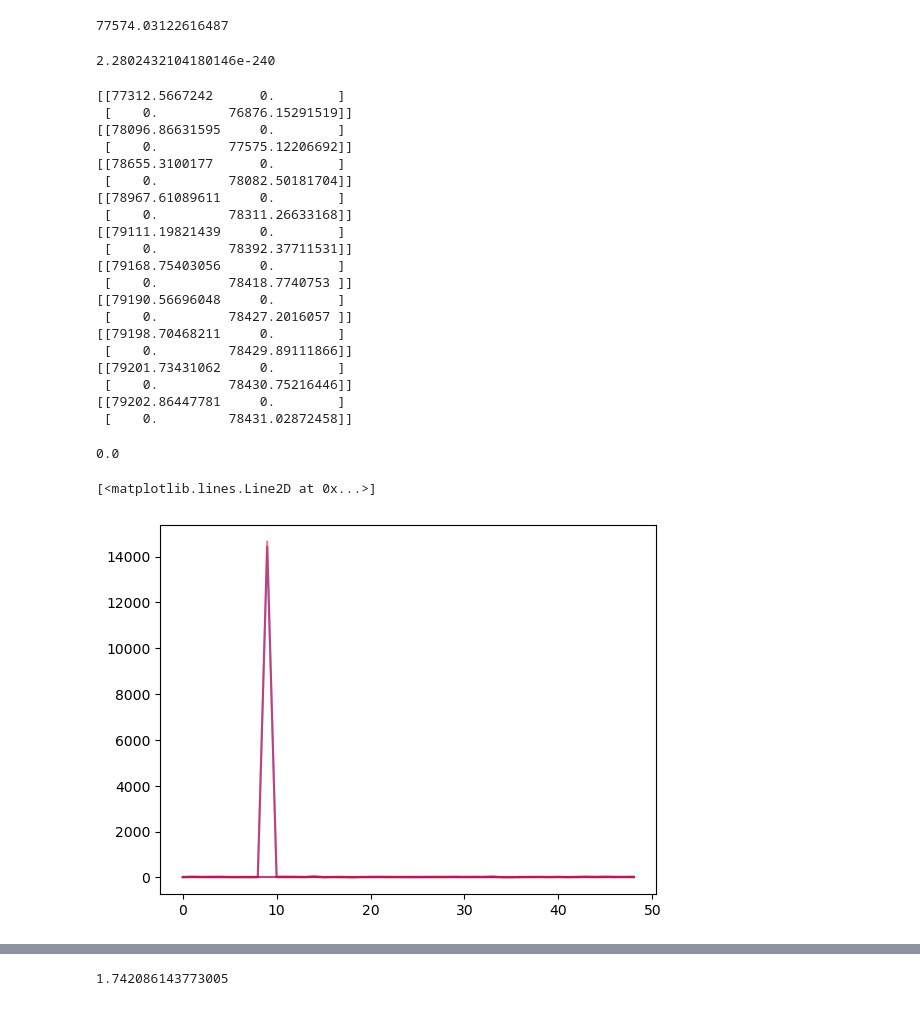
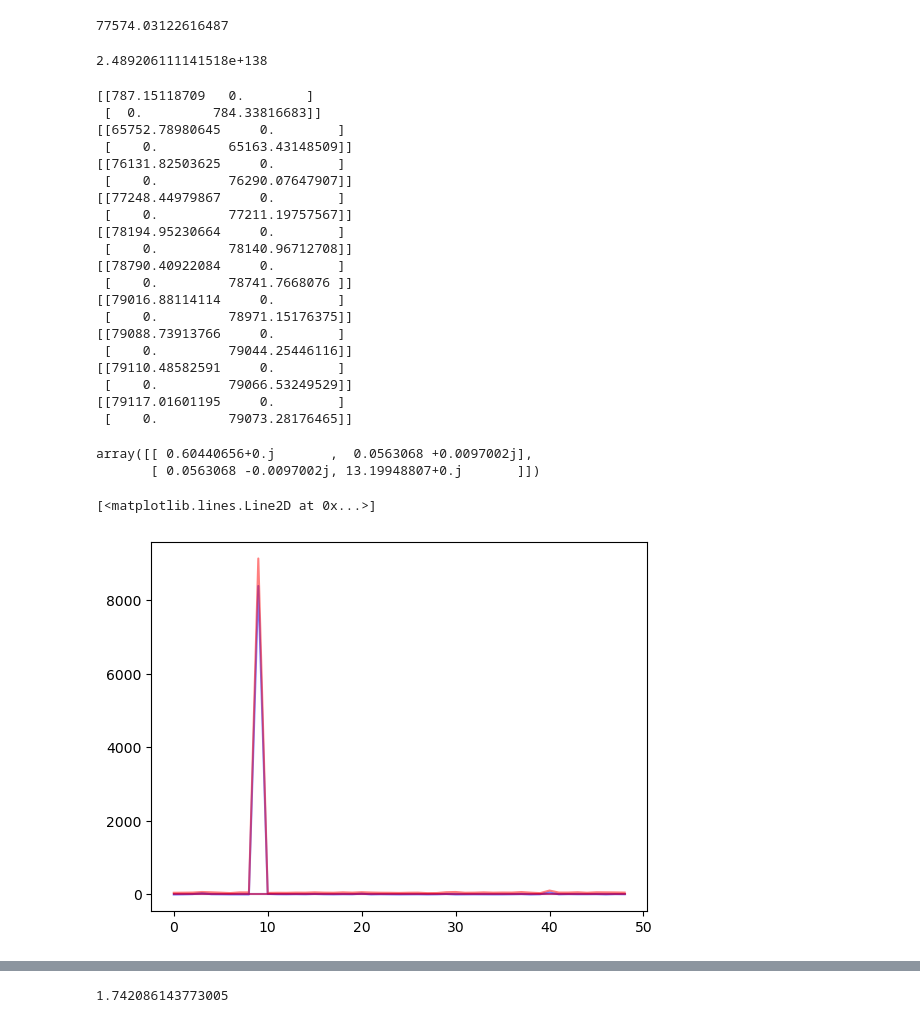
Before and after one commit to Stephen-Lab-BU/sgc, a Jupyter notebook: experiments/sgc/view_synthetic.ipynb, the cells around one changed output, grey strips where cells are left out. Drawn from its saved outputs; the diff is of its cells as text; code cells hidden in the pictures.

```diff
--- a/experiments/sgc/view_synthetic.ipynb
+++ b/experiments/sgc/view_synthetic.ipynb
@@ -89,9 +89,11 @@ sample_length = 1000
 seed = 8
 # prev_model = model_load
 # %%
-data_path = f'saved/synthetic_data/simple_synthetic_{L}_{sample_length}_{C}_{mu}_{seed}'
-model_path = f'saved/fitted_models/simple_synthetic_{L}_{sample_length}_{C}_{mu}_{seed}_fitted'
+K = 2
+data_path = f'saved/synthetic_data/simple_synthetic_{K}_{L}_{sample_length}_{C}_{mu}_{seed}'
+model_path = f'saved/fitted_models/simple_synthetic_{K}_{L}_{sample_length}_{C}_{mu}_{seed}_fitted_new'
 
+num_em=10
 data_load = pickle_open(data_path)
 model_load = pickle_open(model_path)
 
@@ -218,3 +192,12 @@ zs.shape
+# %%
+zs.shape
+def Gamma_est_from_zs(zs, dc=True):
+    if dc is True:
+        zs_outer = np.einsum('ijk,imk->kjmi', zs[:,:,1:], zs[:,:,1:].conj())
+    else:
+        zs_outer = np.einsum('ijk,imk->kjmi', zs, zs.conj())
+    zs_outer_mean = zs_outer.mean(3)
+    return zs_outer_mean
 # %%
 Gamma_est_z = Gamma_est_from_zs(zs)
 # %%
@@ -255,39 +238,40 @@ r=0
 inv = model_load['inv_init']
 np.linalg.det(inv)
 # %% [output]
-2.2802432104180146e-240
+2.489206111141518e+138
 # %%
 num_em = 10
 for i in range(num_em):
-    DC = model_load['track'][i]['DC']
+    DC = model_load['track'][0][i]['DC']
     # DC = prev_model['track'][i]['DC']
     # np.argmax(Gamma_est[:,0,0])
     print(DC)
 # %% [output]
-[[77312.5667242      0.        ]
- [    0.         76876.15291519]]
-[[78096.86631595     0.        ]
- [    0.         77575.12206692]]
-[[78655.3100177      0.        ]
- [    0.         78082.50181704]]
-[[78967.61089611     0.        ]
- [    0.         78311.26633168]]
-[[79111.19821439     0.        ]
- [    0.         78392.37711531]]
-[[79168.75403056     0.        ]
- [    0.         78418.7740753 ]]
-[[79190.56696048     0.        ]
- [    0.         78427.2016057 ]]
-[[79198.70468211     0.        ]
- [    0.         78429.89111866]]
-[[79201.73431062     0.        ]
- [    0.         78430.75216446]]
-[[79202.86447781     0.        ]
- [    0.         78431.02872458]]
+[[787.15118709   0.        ]
+ [  0.         784.33816683]]
+[[65752.78980645     0.        ]
+ [    0.         65163.43148509]]
+[[76131.82503625     0.        ]
+ [    0.         76290.07647907]]
+[[77248.44979867     0.        ]
+ [    0.         77211.19757567]]
+[[78194.95230664     0.        ]
+ [    0.         78140.96712708]]
+[[78790.40922084     0.        ]
+ [    0.         78741.7668076 ]]
+[[79016.88114114     0.        ]
+ [    0.         78971.15176375]]
+[[79088.73913766     0.        ]
+ [    0.         79044.25446116]]
+[[79110.48582591     0.        ]
+ [    0.         79066.53249529]]
+[[79117.01601195     0.        ]
+ [    0.         79073.28176465]]
-# %%
-np.linalg.det(model_load['track'][0]['inv'])
-# %% [output]
-0.0
+# %%
+get_dcval
+# %% [output]
+array([[ 0.60440656+0.j       ,  0.0563068 +0.0097002j],
+       [ 0.0563068 -0.0097002j, 13.19948807+0.j       ]])
 # %%
 def Gamma_full_real_to_Gamma_real(Gamma_full_real, K, num_J_vars, DC=True):
     if DC is True:
@@ -331,23 +315,26 @@ Gamma_inv_init = model_load['inv_init']
 num_J_vars = Wv.shape[1]
 K = 2
 # %%
-r = 1
+num_tapers = 1
+from cohlib.estimation import thr_coherence
+Gamma_est_z = Gamma_est_from_zs(zs)
+r = 9
 m = 0
 n = 0
 thr_direst = thr_coherence(Gamma_est_z[:49,:,:])
 dc_init, init = get_g_from_realinvfull(Gamma_inv_init, K, J)
-est = model_load['track'][r]['gamma']
+est = np.stack([model_load['track'][m][r]['gamma'] for m in range(num_tapers)]).mean(0)
 thr_est = thr_coherence(est)
 plt.plot(Gamma_est_z[:49,m,n].real, color='blue', alpha=0.5)
 plt.plot(Gamma_est_z[:49,m,n].imag, color='blue', alpha=0.5)
 # plt.plot(thr_direst[:49])
 # plt.plot(thr_est)
 # plt.plot(init[:,m,n].real)
 plt.plot(est[:,m,n].real, color='red', alpha=0.5)
 plt.plot(est[:,m,n].imag, color='red', alpha=0.5)
 # %% [output]
 [<matplotlib.lines.Line2D at 0x...>]
-[figure, old version]
+[figure, new version]
 # %%
 # from cohlib.alg.em_sgc import transform_cov_r2c, construct_Gamma_full_real_dc
 # Gamma_true_inv = np.stack([np.linalg.inv(Gamma_true[j,:,:]) for j in range(J)])
```
Also changed, not shown: parts of 30 cells of this notebook, 26 other files.
